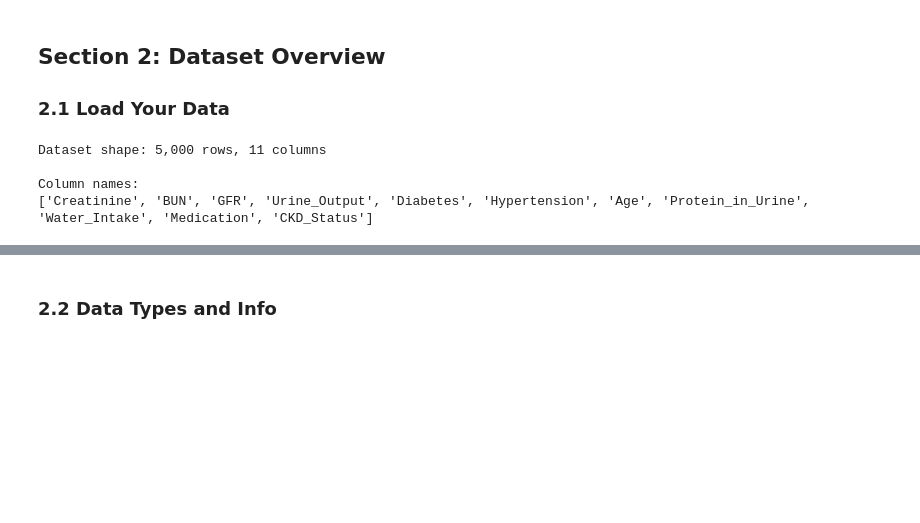
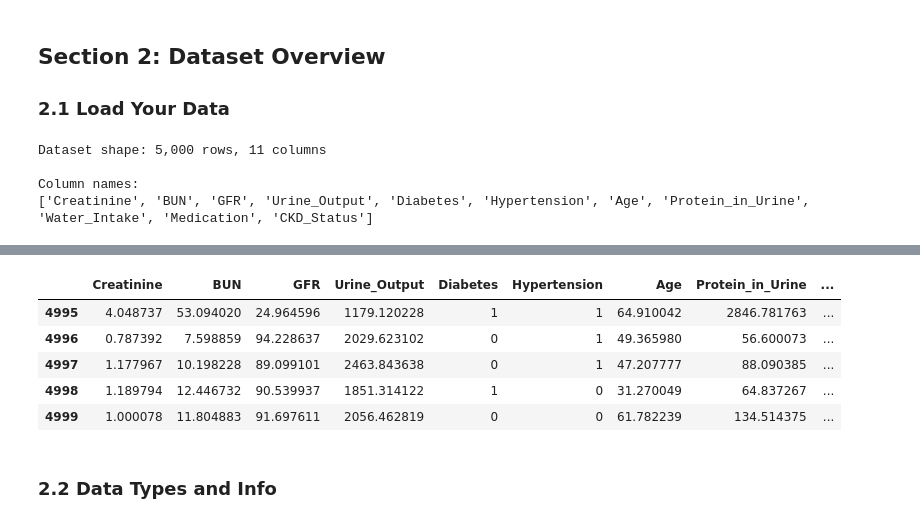
Before and after one commit to jvilla13/individual-capstone-jvilla13, a Jupyter notebook: notebooks/01_problem_statement_and_eda.ipynb, the cells around one changed output, grey strips where cells are left out. Drawn from its saved outputs; the diff is of its cells as text; code cells hidden in the pictures; blank space fills up the shorter version.

```diff
--- a/notebooks/01_problem_statement_and_eda.ipynb
+++ b/notebooks/01_problem_statement_and_eda.ipynb
@@ -144,9 +152,17 @@ df["CKD Stage"] = df["GFR"].apply(determine_ckd_stage)
 # %%
 # TODO: View the last 5 rows of your dataframe
 #
 # Hint: Use .tail()
 
 # YOUR CODE HERE:
+df.tail()
+# %% [output]
+|  | Creatinine | BUN | GFR | Urine_Output | Diabetes | Hypertension | Age | Protein_in_Urine | ... |
+| 4995 | 4.048737 | 53.094020 | 24.964596 | 1179.120228 | 1 | 1 | 64.910042 | 2846.781763 | ... |
+| 4996 | 0.787392 | 7.598859 | 94.228637 | 2029.623102 | 0 | 1 | 49.365980 | 56.600073 | ... |
+| 4997 | 1.177967 | 10.198228 | 89.099101 | 2463.843638 | 0 | 1 | 47.207777 | 88.090385 | ... |
+| 4998 | 1.189794 | 12.446732 | 90.539937 | 1851.314122 | 1 | 0 | 31.270049 | 64.837267 | ... |
+| 4999 | 1.000078 | 11.804883 | 91.697611 | 2056.462819 | 0 | 0 | 61.782239 | 134.514375 | ... |
 # %% [markdown]
 ### 2.2 Data Types and Info
 # %%
```
Also changed, not shown: parts of 1 cell of this notebook.
